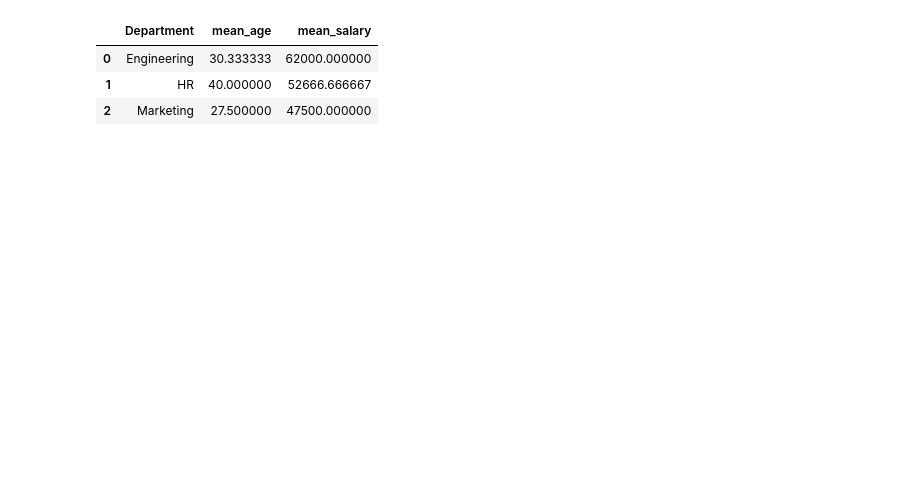
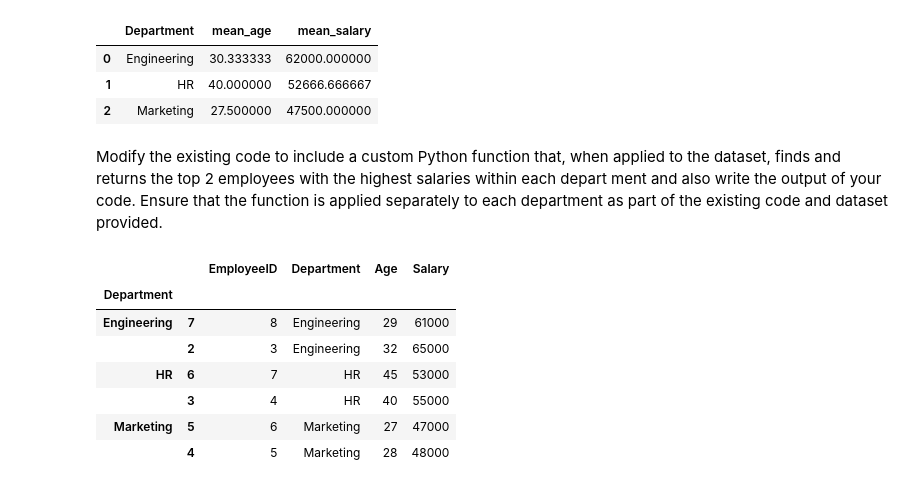
Before and after one commit to Anik-Mushfik/FDS, a Jupyter notebook: Assingment/assingment_1.ipynb, the cells around one changed output. Saved outputs shown, nothing was run; the diff lists cells and outputs as text; code cells hidden in the pictures; blank space fills up the shorter version.

```diff
--- a/Assingment/assingment_1.ipynb
+++ b/Assingment/assingment_1.ipynb
@@ -41,3 +51,23 @@ df.groupby('Department').agg(
 | 0 | Engineering | 30.333333 | 62000.000000 |
 | 1 | HR | 40.000000 | 52666.666667 |
 | 2 | Marketing | 27.500000 | 47500.000000 |
+# %% [markdown]
+Modify the existing code to include a custom Python function that, when applied to the
+ dataset, finds and returns the top 2 employees with the highest salaries within each depart
+ment and also write the output of your code. Ensure that the function is applied separately
+ to each department as part of the existing code and dataset provided.
+# %%
+def top_two_salaries(ds, column = "Salary", n= 2):
+    sorted_salary = ds.sort_values(by=column)[-n:]
+    return sorted_salary
+
+df.groupby('Department').apply(top_two_salaries)
+# %% [output]
+|  |  | EmployeeID | Department | Age | Salary |
+| Department |  |  |  |  |  |
+| Engineering | 7 | 8 | Engineering | 29 | 61000 |
+|  | 2 | 3 | Engineering | 32 | 65000 |
+| HR | 6 | 7 | HR | 45 | 53000 |
+|  | 3 | 4 | HR | 40 | 55000 |
+| Marketing | 5 | 6 | Marketing | 27 | 47000 |
+|  | 4 | 5 | Marketing | 28 | 48000 |
```
Also changed, not shown: parts of 10 cells of this notebook.
